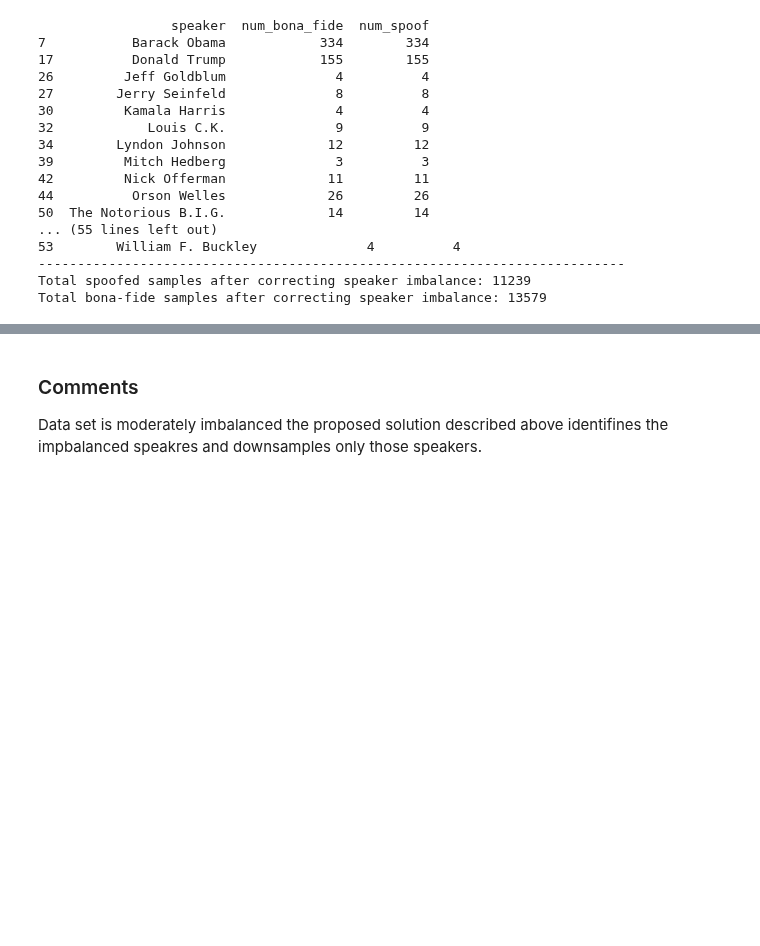
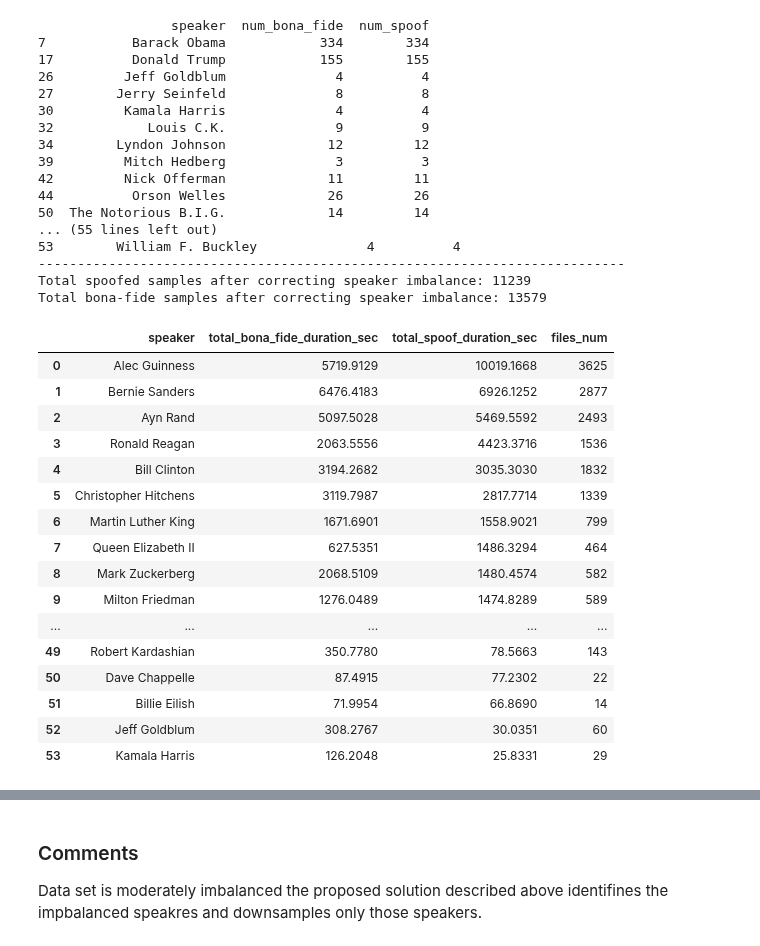
Before and after one commit to g-nazos/audio-deepfake-detection, a Jupyter notebook: data_exploration.ipynb, the cells around one changed output, grey strips where cells are left out. Cells and saved outputs as stored; diff of their text form; code cells hidden in the pictures; blank space fills up the shorter version.

```diff
--- a/data_exploration.ipynb
+++ b/data_exploration.ipynb
@@ -5,7 +6,10 @@ import pandas as pd
 # %%
-
 # Load the CSV file into a pandas DataFrame
-df = pd.read_csv("../../in-the-wild-audio-deepfake/meta.csv")
+data_path = os.getcwd() + "/in-the-wild-audio-deepfake/meta.csv"
+if not os.path.exists(data_path):
+    print(f"File not found: {data_path}")
+    exit()
+df = pd.read_csv(data_path)
 # %%
 # Sum the occurrences of each label
 total_spoof = (df['label'] == 'spoof').sum()
@@ -128,3 +132,66 @@ print(f"Total bona-fide samples after correcting speaker imbalance: {total_bona_
 ---------------------------------------------------------------------------
 Total spoofed samples after correcting speaker imbalance: 11239
 Total bona-fide samples after correcting speaker imbalance: 13579
+# %%
+from utils.utils import get_file_path
+from utils.audio_utils import get_wav_duration
+from tqdm import tqdm
+
+dataset = os.path.join("in-the-wild-audio-deepfake", "release_in_the_wild")
+
+speaker_durations = {}
+
+#Iterate the dataframe
+for idx, row in tqdm(df.iterrows(), total=len(df), desc="Processing audio files"):
+    speaker = row['speaker']
+    label = row['label']
+    file = row['file']
+
+    if speaker not in speaker_durations:
+        speaker_durations[speaker] = {'bona-fide': 0.0, 'spoof': 0.0, 'files_num': 0}
+
+    try:
+        audio_file_path = get_file_path(file=file, dataset_pathing=dataset, label=label)
+        duration = get_wav_duration(audio_file_path)
+        speaker_durations[speaker][label] += duration
+        speaker_durations[speaker]['files_num'] += 1
+    except FileNotFoundError as e:
+        print(f"Warning: {e}")
+        continue
+
+duration_df = pd.DataFrame([
+    {
+        'speaker': speaker,
+        'total_bona_fide_duration_sec': round(durations['bona-fide'], 4),
+        'total_spoof_duration_sec': round(durations['spoof'], 4),
+        'files_num': durations['files_num']
+    }
+    for speaker, durations in speaker_durations.items()
+])
+
+duration_df = duration_df.sort_values(by='total_spoof_duration_sec', ascending=False).reset_index(drop=True)
+
+duration_df.to_csv("metadata/duration_df.csv", index=True)
+
+pd.set_option('display.width', None)
+pd.set_option('display.expand_frame_repr', False)
+
+duration_df
+# %% [output]
+|  | speaker | total_bona_fide_duration_sec | total_spoof_duration_sec | files_num |
+| 0 | Alec Guinness | 5719.9129 | 10019.1668 | 3625 |
+| 1 | Bernie Sanders | 6476.4183 | 6926.1252 | 2877 |
+| 2 | Ayn Rand | 5097.5028 | 5469.5592 | 2493 |
+| 3 | Ronald Reagan | 2063.5556 | 4423.3716 | 1536 |
+| 4 | Bill Clinton | 3194.2682 | 3035.3030 | 1832 |
+| 5 | Christopher Hitchens | 3119.7987 | 2817.7714 | 1339 |
+| 6 | Martin Luther King | 1671.6901 | 1558.9021 | 799 |
+| 7 | Queen Elizabeth II | 627.5351 | 1486.3294 | 464 |
+| 8 | Mark Zuckerberg | 2068.5109 | 1480.4574 | 582 |
+| 9 | Milton Friedman | 1276.0489 | 1474.8289 | 589 |
+| ... | ... | ... | ... | ... |
+| 49 | Robert Kardashian | 350.7780 | 78.5663 | 143 |
+| 50 | Dave Chappelle | 87.4915 | 77.2302 | 22 |
+| 51 | Billie Eilish | 71.9954 | 66.8690 | 14 |
+| 52 | Jeff Goldblum | 308.2767 | 30.0351 | 60 |
+| 53 | Kamala Harris | 126.2048 | 25.8331 | 29 |
```
Also changed, not shown: parts of 5 cells of this notebook.
